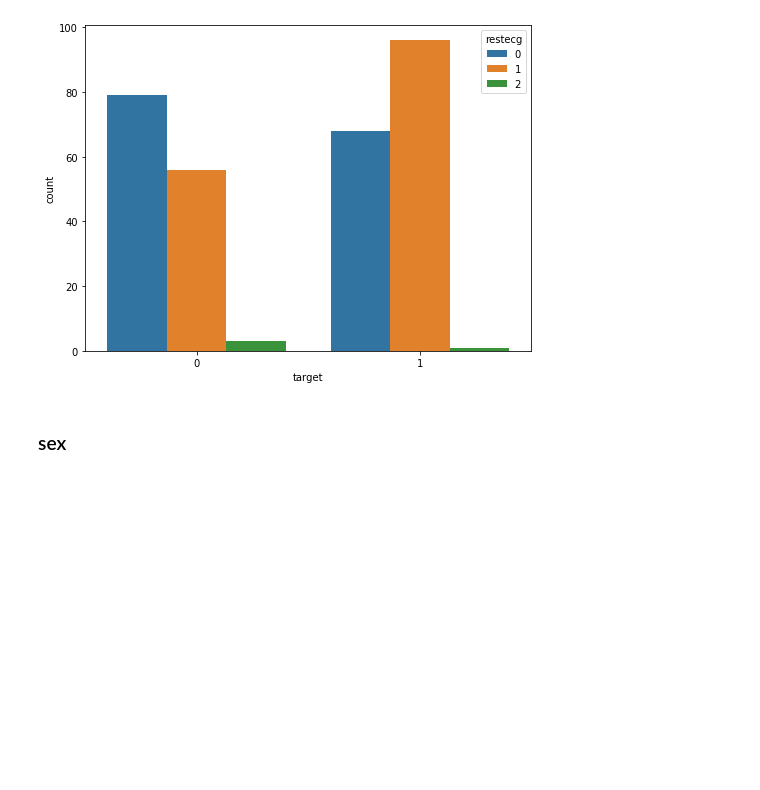
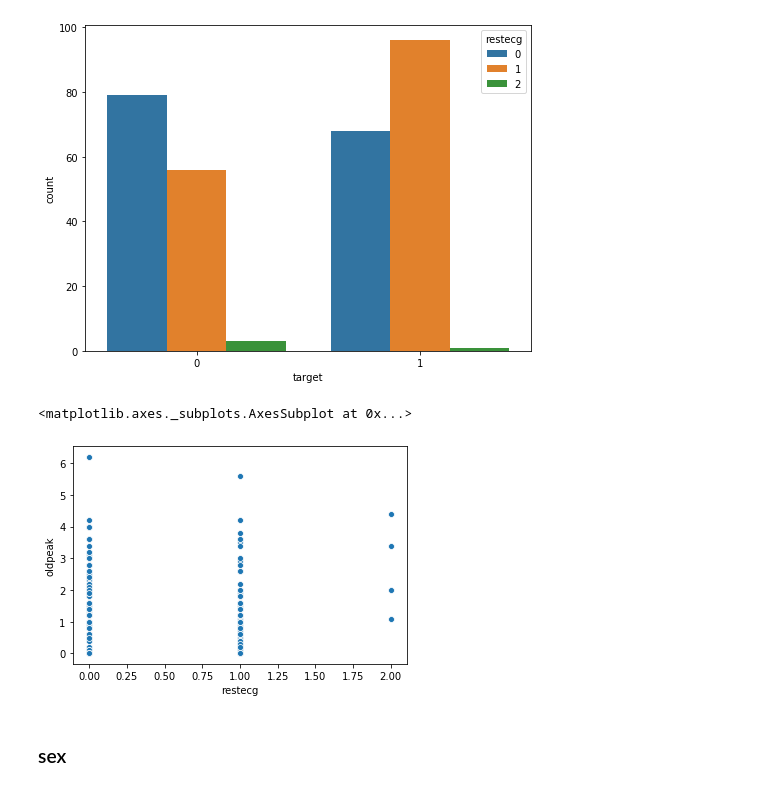
Before and after one commit to qinyu0831/UTS_ML2019, a Jupyter notebook: A2.ipynb, the cells around one changed output. Cells and saved outputs as stored; diff of their text form; code cells hidden in the pictures; blank space fills up the shorter version.

```diff
--- a/A2.ipynb
+++ b/A2.ipynb
@@ -371,6 +394,11 @@ ax = sns.countplot(x="target", hue="restecg",data=ds)
 plt.show()
 # %% [output]
 [figure]
+# %%
+sns.scatterplot(x="restecg",y="oldpeak",data=ds)
+# %% [output]
+<matplotlib.axes._subplots.AxesSubplot at 0x...>
+[figure, added]
 # %% [markdown]
 ### sex
 # %% [markdown]
```
Also changed, not shown: parts of 2 cells of this notebook, 1 other file.
